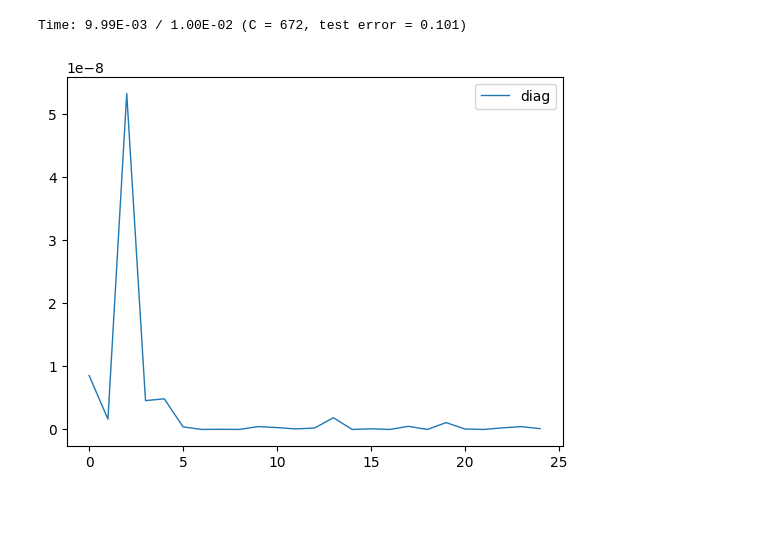
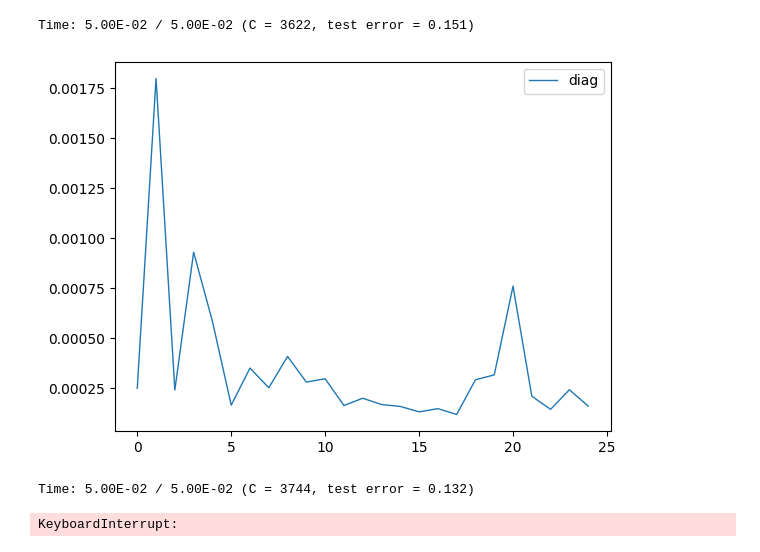
Before and after one commit to Xieyangxinyu/vie, a Jupyter notebook: tree.ipynb, the cells around one changed output. Cells and saved outputs as stored; diff of their text form; code cells hidden in the pictures; blank space fills up the shorter version.

Commit message:
bdv_grad

```diff
--- a/tree.ipynb
+++ b/tree.ipynb
@@ -189,7 +189,7 @@ def evaluate_all_lifetimes(X, y, X_test, y_test, M, lifetime_max, delta, c_value
     return grads, y_hat_test, feature_indices
 # %%
 def simulate_y(x):
-    y = x[:, 0]**5 + x[:, 1]**4 + x[:, 2]**3 + x[:, 3]**2 + x[:, 4]**6
+    y = x[:, 0]**4 + x[:, 1]**4 + x[:, 2]**4 + x[:, 3]**4 + x[:, 4]**4
     return y
 
 import matplotlib.pyplot as plt
@@ -202,25 +202,24 @@ def draw(dim_in, psi_est, labels = None):
         plt.xticks(x, labels)
     plt.legend()
     plt.show()
+
+dim_in = 25
+n = 1000
+x = np.random.rand(n,dim_in)*2 - 1
+x_test = np.random.rand(n,dim_in)*2 - 1
+y = simulate_y(x)
+y_test = simulate_y(x_test)
 # %%
-dim_in = 25
-x = np.random.rand(100,dim_in)*2 - 1
-x_test = np.random.rand(100,dim_in)*2 - 1
-y = simulate_y(x)
-y_test = simulate_y(x_test)
+c = 1
+M = 200
+lifetime_max = 0.05
+delta = 0.1
+for i in range(5):
+    grads, y_hat_test, feature_indices = evaluate_all_lifetimes(x, y, x_test, y_test, M, lifetime_max, delta, c)
 
-###############################
-x[:, :5] = x[:, :5] * 10
-x_test[:, :5] = x_test[:, :5] * 10
-###############################
-
-M = 100                      # number of Mondrian trees to use
-lifetime_max = 0.01          # terminal lifetime
-delta = 0.01
-
-grads, y_hat_test, feature_indices = evaluate_all_lifetimes(x, y, x_test, y_test, M, lifetime_max, delta, 0.001)
-
-draw(dim_in, np.mean(grads**2, axis = 0))
+    draw(dim_in, np.mean(grads**2, axis = 0))
 # %% [output]
-Time: 9.99E-03 / 1.00E-02 (C = 672, test error = 0.101)
+Time: 5.00E-02 / 5.00E-02 (C = 3622, test error = 0.151)
-[figure, old version]
+[figure, new version]
+Time: 5.00E-02 / 5.00E-02 (C = 3744, test error = 0.132)
+KeyboardInterrupt:
```
Also changed, not shown: parts of 9 cells of this notebook, 7 other files.
